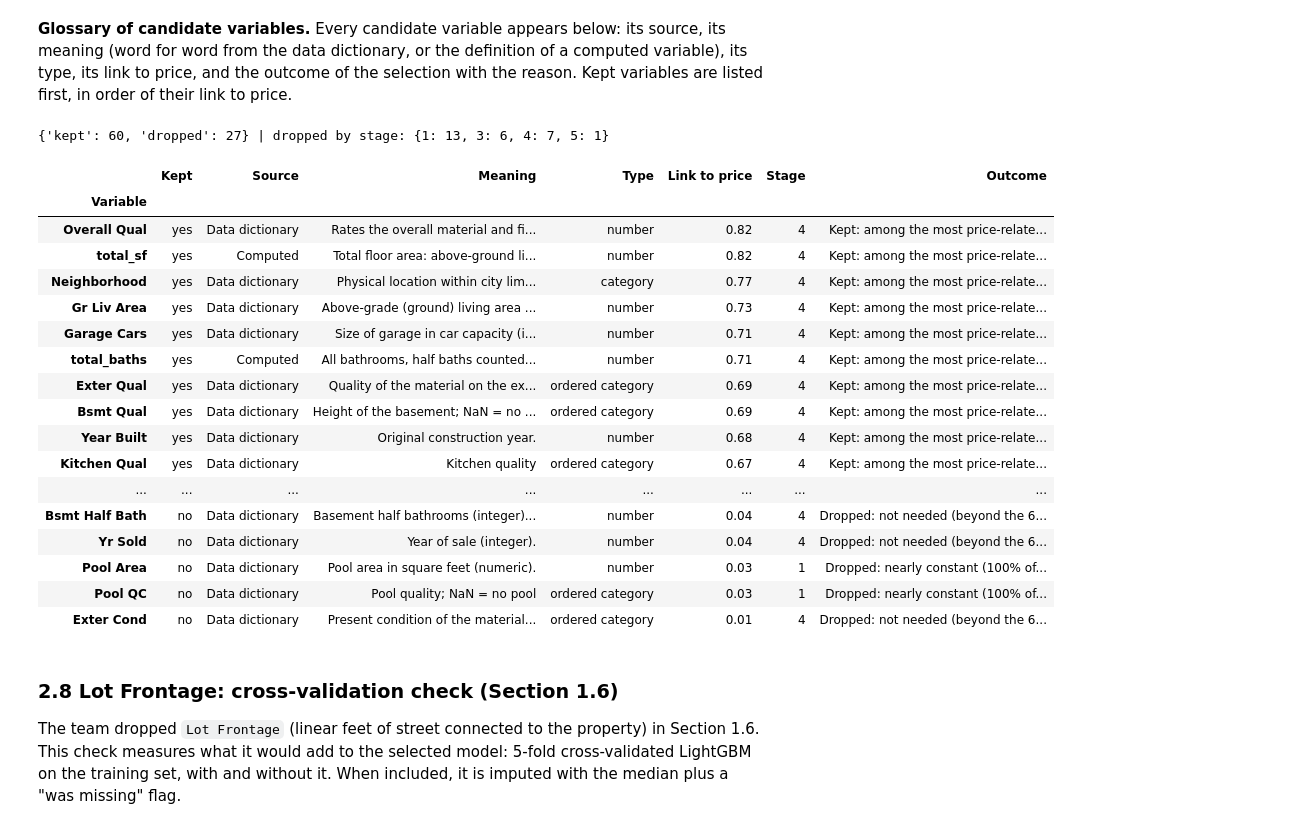
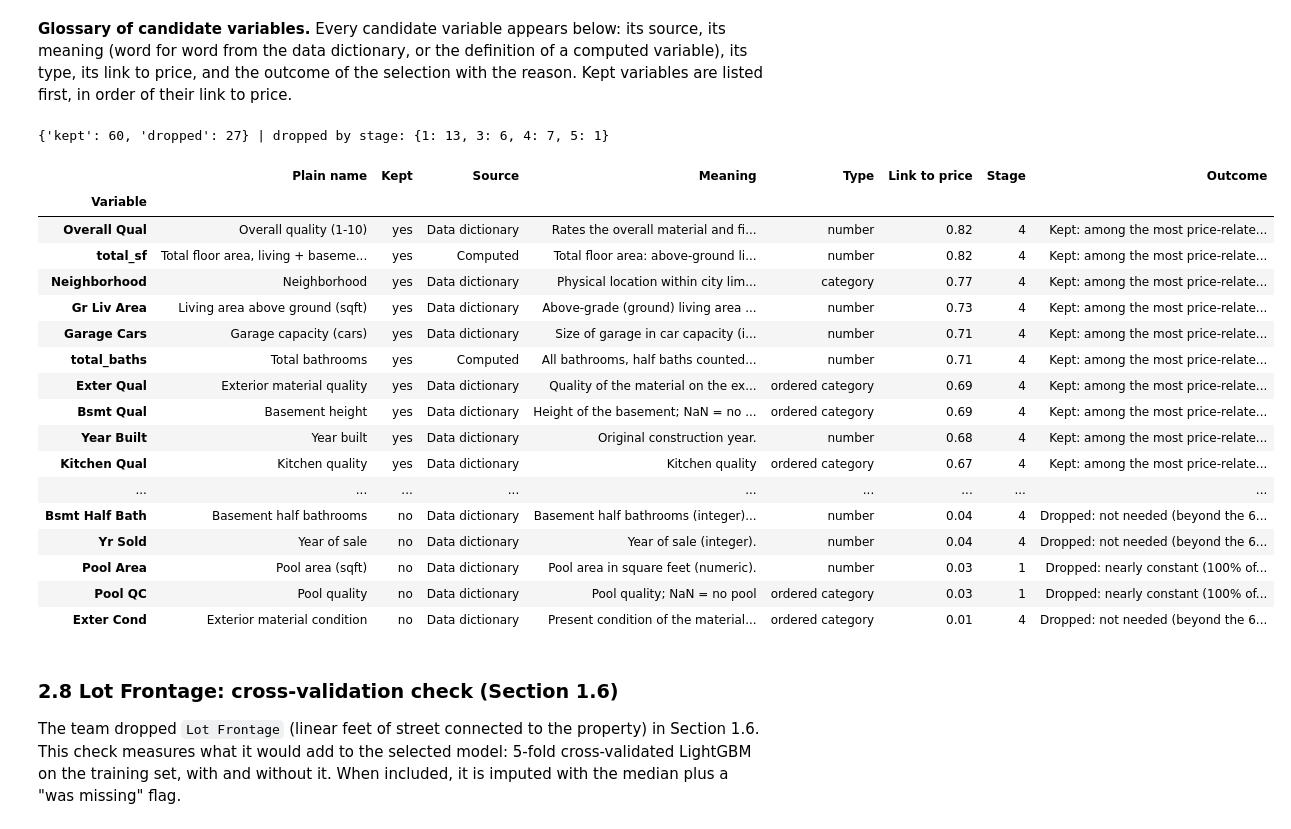
Before and after one commit to daniosp/final-proyect-ml, a Jupyter notebook: main/clearview_analysis.ipynb, the cells around one changed output. Cells and saved outputs as stored; diff of their text form; code cells hidden in the pictures.

```diff
--- a/main/clearview_analysis.ipynb
+++ b/main/clearview_analysis.ipynb
@@ -2102,39 +2188,38 @@ The log-scale check printed above the table shows why the linear models apply lo
 # %%
 rows = []
 for c in CANDIDATES:
     stage, text = outcome[c]
     if c in VAR_DESCRIPTIONS:
         source, meaning = "Data dictionary", VAR_DESCRIPTIONS[c]
     else:
         source, meaning = "Computed", f"{ENGINEERED[c]['meaning']} = {ENGINEERED[c]['formula']}"
-    rows.append({"Variable": c, "Kept": "yes" if c in FEATURE_COLS else "no", "Source": source, "Meaning": meaning,
+    rows.append({"Variable": c, "Plain name": plain_name(c), "Kept": "yes" if c in FEATURE_COLS else "no", "Source": source, "Meaning": meaning,
                  "Type": kind_of(c), "Link to price": round(LINK[c], 2), "Stage": stage, "Outcome": text})
 glossary = (pd.DataFrame(rows).sort_values(["Kept", "Link to price"], ascending=[False, False]).set_index("Variable"))
 glossary.to_csv(PROCESSED_DIR / "variable_glossary.csv")
 print(glossary["Kept"].value_counts().rename({"yes": "kept", "no": "dropped"}).to_dict(),
       "| dropped by stage:", glossary.loc[glossary["Kept"] == "no", "Stage"].value_counts().sort_index().to_dict())
-with pd.option_context("display.max_colwidth", None, "display.max_rows", 200):
-    display(glossary)
+show_scrollable(glossary, max_height=520)
 # %% [output]
 {'kept': 60, 'dropped': 27} | dropped by stage: {1: 13, 3: 6, 4: 7, 5: 1}
-|  | Kept | Source | Meaning | Type | Link to price | Stage | Outcome |
-| Variable |  |  |  |  |  |  |  |
-| Overall Qual | yes | Data dictionary | Rates the overall material and fi... | number | 0.82 | 4 | Kept: among the most price-relate... |
-| total_sf | yes | Computed | Total floor area: above-ground li... | number | 0.82 | 4 | Kept: among the most price-relate... |
-| Neighborhood | yes | Data dictionary | Physical location within city lim... | category | 0.77 | 4 | Kept: among the most price-relate... |
-| Gr Liv Area | yes | Data dictionary | Above-grade (ground) living area ... | number | 0.73 | 4 | Kept: among the most price-relate... |
-| Garage Cars | yes | Data dictionary | Size of garage in car capacity (i... | number | 0.71 | 4 | Kept: among the most price-relate... |
-| total_baths | yes | Computed | All bathrooms, half baths counted... | number | 0.71 | 4 | Kept: among the most price-relate... |
-| Exter Qual | yes | Data dictionary | Quality of the material on the ex... | ordered category | 0.69 | 4 | Kept: among the most price-relate... |
-| Bsmt Qual | yes | Data dictionary | Height of the basement; NaN = no ... | ordered category | 0.69 | 4 | Kept: among the most price-relate... |
-| Year Built | yes | Data dictionary | Original construction year. | number | 0.68 | 4 | Kept: among the most price-relate... |
-| Kitchen Qual | yes | Data dictionary | Kitchen quality | ordered category | 0.67 | 4 | Kept: among the most price-relate... |
-| ... | ... | ... | ... | ... | ... | ... | ... |
-| Bsmt Half Bath | no | Data dictionary | Basement half bathrooms (integer)... | number | 0.04 | 4 | Dropped: not needed (beyond the 6... |
-| Yr Sold | no | Data dictionary | Year of sale (integer). | number | 0.04 | 4 | Dropped: not needed (beyond the 6... |
-| Pool Area | no | Data dictionary | Pool area in square feet (numeric). | number | 0.03 | 1 | Dropped: nearly constant (100% of... |
-| Pool QC | no | Data dictionary | Pool quality; NaN = no pool | ordered category | 0.03 | 1 | Dropped: nearly constant (100% of... |
-| Exter Cond | no | Data dictionary | Present condition of the material... | ordered category | 0.01 | 4 | Dropped: not needed (beyond the 6... |
+|  | Plain name | Kept | Source | Meaning | Type | Link to price | Stage | Outcome |
+| Variable |  |  |  |  |  |  |  |  |
+| Overall Qual | Overall quality (1-10) | yes | Data dictionary | Rates the overall material and fi... | number | 0.82 | 4 | Kept: among the most price-relate... |
+| total_sf | Total floor area, living + baseme... | yes | Computed | Total floor area: above-ground li... | number | 0.82 | 4 | Kept: among the most price-relate... |
+| Neighborhood | Neighborhood | yes | Data dictionary | Physical location within city lim... | category | 0.77 | 4 | Kept: among the most price-relate... |
+| Gr Liv Area | Living area above ground (sqft) | yes | Data dictionary | Above-grade (ground) living area ... | number | 0.73 | 4 | Kept: among the most price-relate... |
+| Garage Cars | Garage capacity (cars) | yes | Data dictionary | Size of garage in car capacity (i... | number | 0.71 | 4 | Kept: among the most price-relate... |
+| total_baths | Total bathrooms | yes | Computed | All bathrooms, half baths counted... | number | 0.71 | 4 | Kept: among the most price-relate... |
+| Exter Qual | Exterior material quality | yes | Data dictionary | Quality of the material on the ex... | ordered category | 0.69 | 4 | Kept: among the most price-relate... |
+| Bsmt Qual | Basement height | yes | Data dictionary | Height of the basement; NaN = no ... | ordered category | 0.69 | 4 | Kept: among the most price-relate... |
+| Year Built | Year built | yes | Data dictionary | Original construction year. | number | 0.68 | 4 | Kept: among the most price-relate... |
+| Kitchen Qual | Kitchen quality | yes | Data dictionary | Kitchen quality | ordered category | 0.67 | 4 | Kept: among the most price-relate... |
+| ... | ... | ... | ... | ... | ... | ... | ... | ... |
+| Bsmt Half Bath | Basement half bathrooms | no | Data dictionary | Basement half bathrooms (integer)... | number | 0.04 | 4 | Dropped: not needed (beyond the 6... |
+| Yr Sold | Year of sale | no | Data dictionary | Year of sale (integer). | number | 0.04 | 4 | Dropped: not needed (beyond the 6... |
+| Pool Area | Pool area (sqft) | no | Data dictionary | Pool area in square feet (numeric). | number | 0.03 | 1 | Dropped: nearly constant (100% of... |
+| Pool QC | Pool quality | no | Data dictionary | Pool quality; NaN = no pool | ordered category | 0.03 | 1 | Dropped: nearly constant (100% of... |
+| Exter Cond | Exterior material condition | no | Data dictionary | Present condition of the material... | ordered category | 0.01 | 4 | Dropped: not needed (beyond the 6... |
 # %% [markdown]
 <a id="s2-8"></a>
 
```
Also changed, not shown: parts of 25 cells of this notebook, 2 other files.
